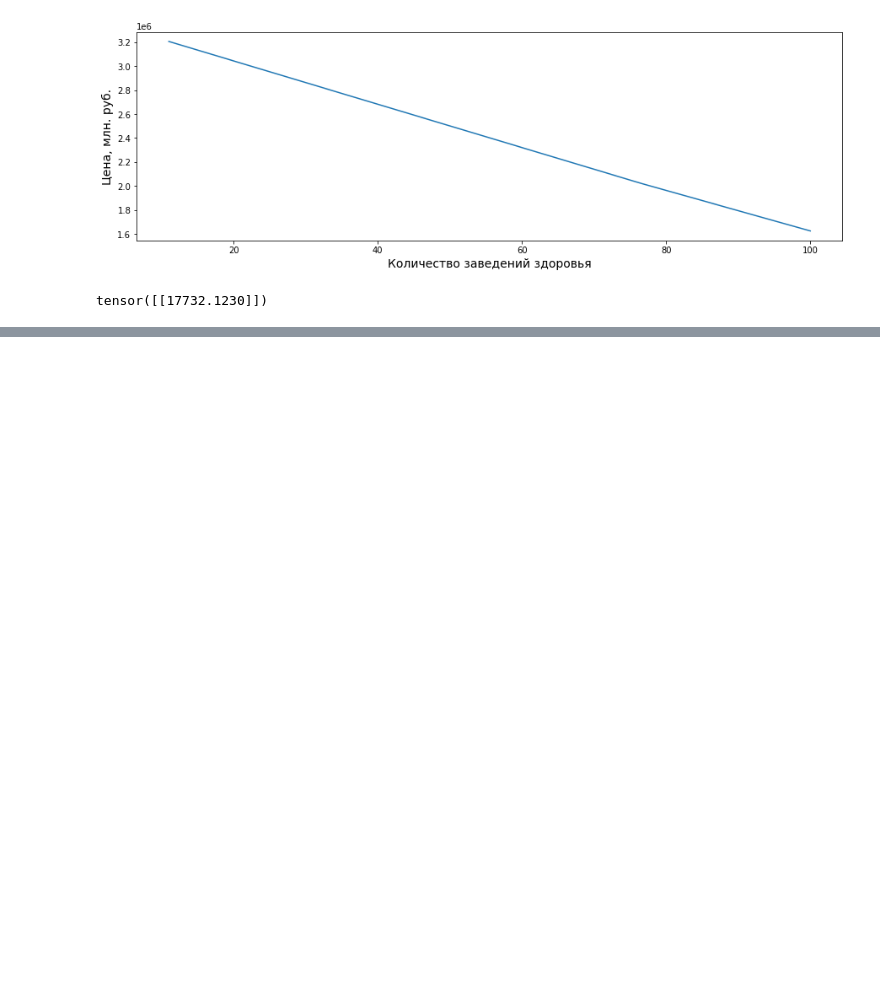
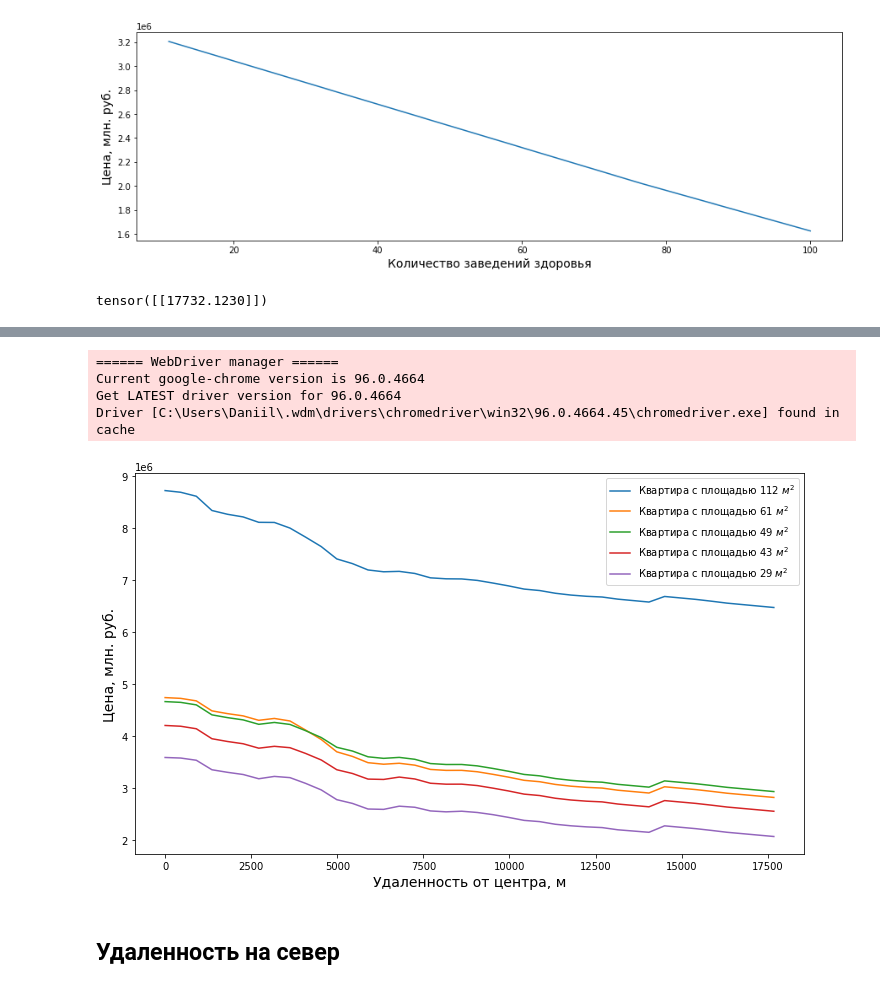
Before and after one commit to Daniil-Solo/Avito-analytics, a Jupyter notebook: Modelling/3_Research.ipynb, the cells around one changed output, grey strips where cells are left out. Saved outputs shown, nothing was run; the diff lists cells and outputs as text; code cells hidden in the pictures; blank space fills up the shorter version.

```diff
--- a/Modelling/3_Research.ipynb
+++ b/Modelling/3_Research.ipynb
@@ -369,0 +366,13 @@ plt.show()
+# %%
+west_lons = np.linspace(perm_esplanade_lon, perm_esplanade_lon-0.3, n)
+west_lats = np.array([perm_esplanade_lat]*n)
+# %%
+do_all(west_lats, west_lons, 'west')
+# %% [output]
+====== WebDriver manager ======
+Current google-chrome version is 96.0.4664
+Get LATEST driver version for 96.0.4664
+Driver [C:\Users\Daniil\.wdm\drivers\chromedriver\win32\96.0.4664.45\chromedriver.exe] found in cache
+[figure, added]
+# %% [markdown]
+## Удаленность на север
```
Also changed, not shown: parts of 39 cells of this notebook, 1 other file.
